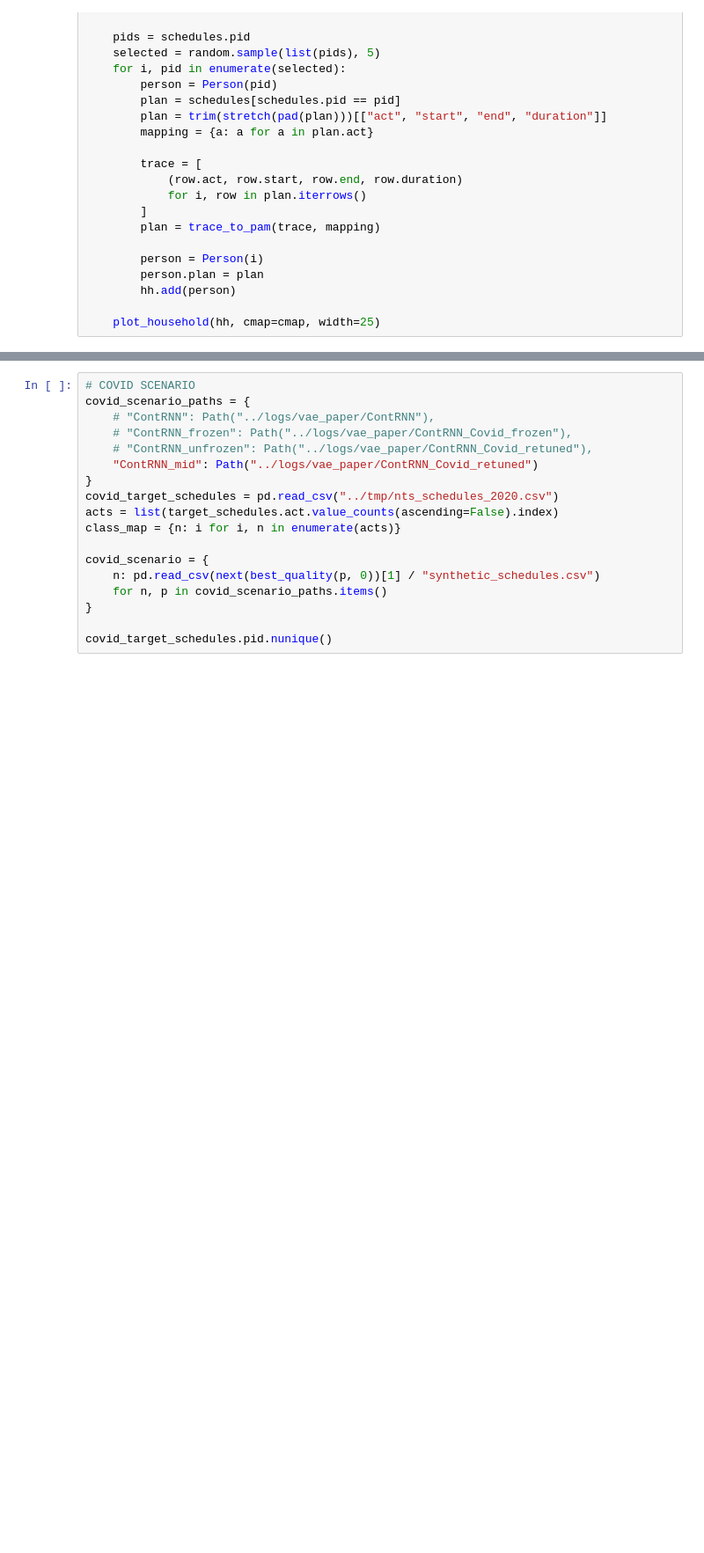
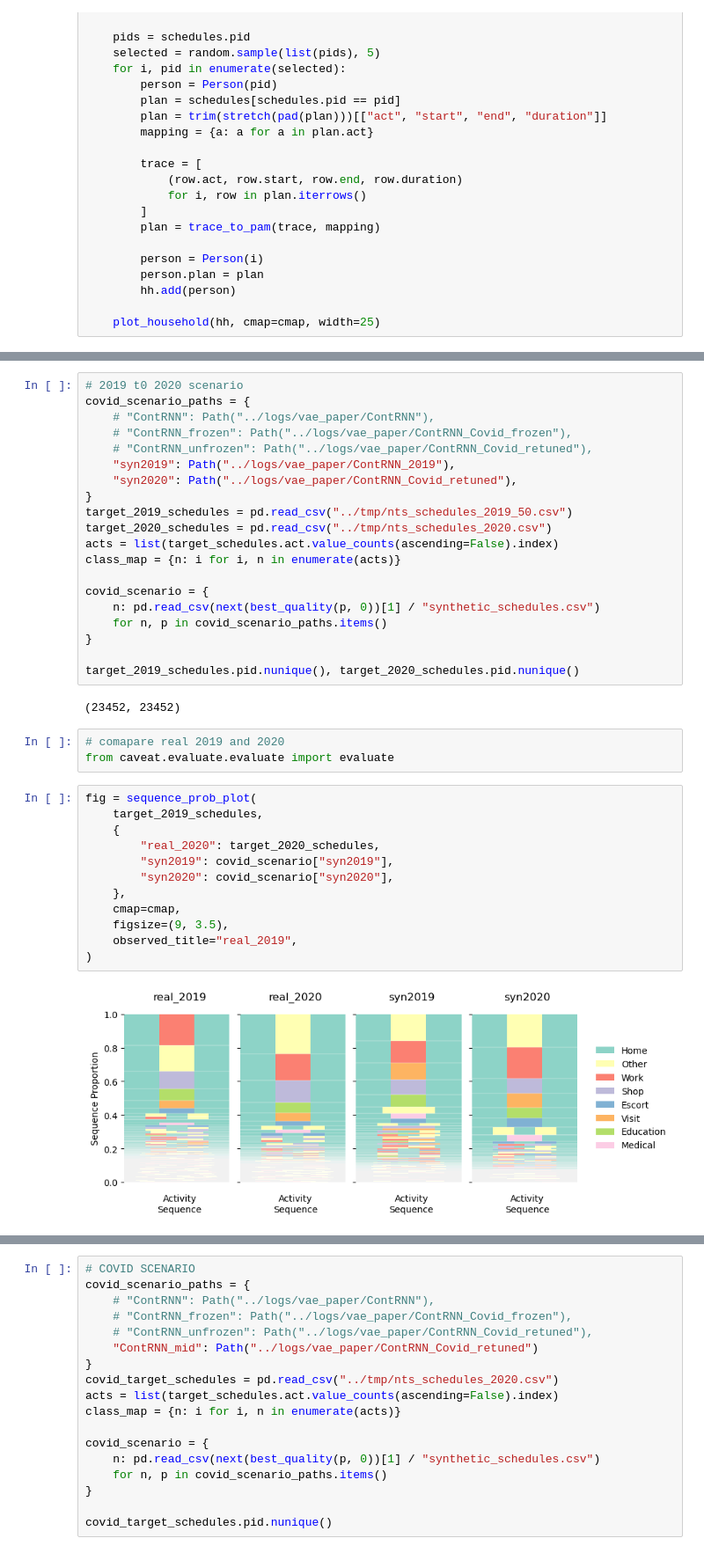
Before and after one commit to big-ucl/caveat, a Jupyter notebook: analysis/vae_paper.ipynb, the cells around one changed output, grey strips where cells are left out. Shown at 88% size. Drawn from its saved outputs; the diff is of its cells as text; blank space fills up the shorter version.

Commit message:
adds covid scenario

```diff
--- a/analysis/vae_paper.ipynb
+++ b/analysis/vae_paper.ipynb
@@ -740,0 +741,39 @@ for n, p in batch_paths.items():
+# %%
+# 2019 t0 2020 scenario
+covid_scenario_paths = {
+    # "ContRNN": Path("../logs/vae_paper/ContRNN"),
+    # "ContRNN_frozen": Path("../logs/vae_paper/ContRNN_Covid_frozen"),
+    # "ContRNN_unfrozen": Path("../logs/vae_paper/ContRNN_Covid_retuned"),
+    "syn2019": Path("../logs/vae_paper/ContRNN_2019"),
+    "syn2020": Path("../logs/vae_paper/ContRNN_Covid_retuned"),
+}
+target_2019_schedules = pd.read_csv("../tmp/nts_schedules_2019_50.csv")
+target_2020_schedules = pd.read_csv("../tmp/nts_schedules_2020.csv")
+acts = list(target_schedules.act.value_counts(ascending=False).index)
+class_map = {n: i for i, n in enumerate(acts)}
+
+covid_scenario = {
+    n: pd.read_csv(next(best_quality(p, 0))[1] / "synthetic_schedules.csv")
+    for n, p in covid_scenario_paths.items()
+}
+
+target_2019_schedules.pid.nunique(), target_2020_schedules.pid.nunique()
+# %% [output]
+(23452, 23452)
+# %%
+# comapare real 2019 and 2020
+from caveat.evaluate.evaluate import evaluate
+# %%
+fig = sequence_prob_plot(
+    target_2019_schedules,
+    {
+        "real_2020": target_2020_schedules,
+        "syn2019": covid_scenario["syn2019"],
+        "syn2020": covid_scenario["syn2020"],
+    },
+    cmap=cmap,
+    figsize=(9, 3.5),
+    observed_title="real_2019",
+)
+# %% [output]
+[figure, added]
```
Also changed, not shown: parts of 8 cells of this notebook, 6 other files.
